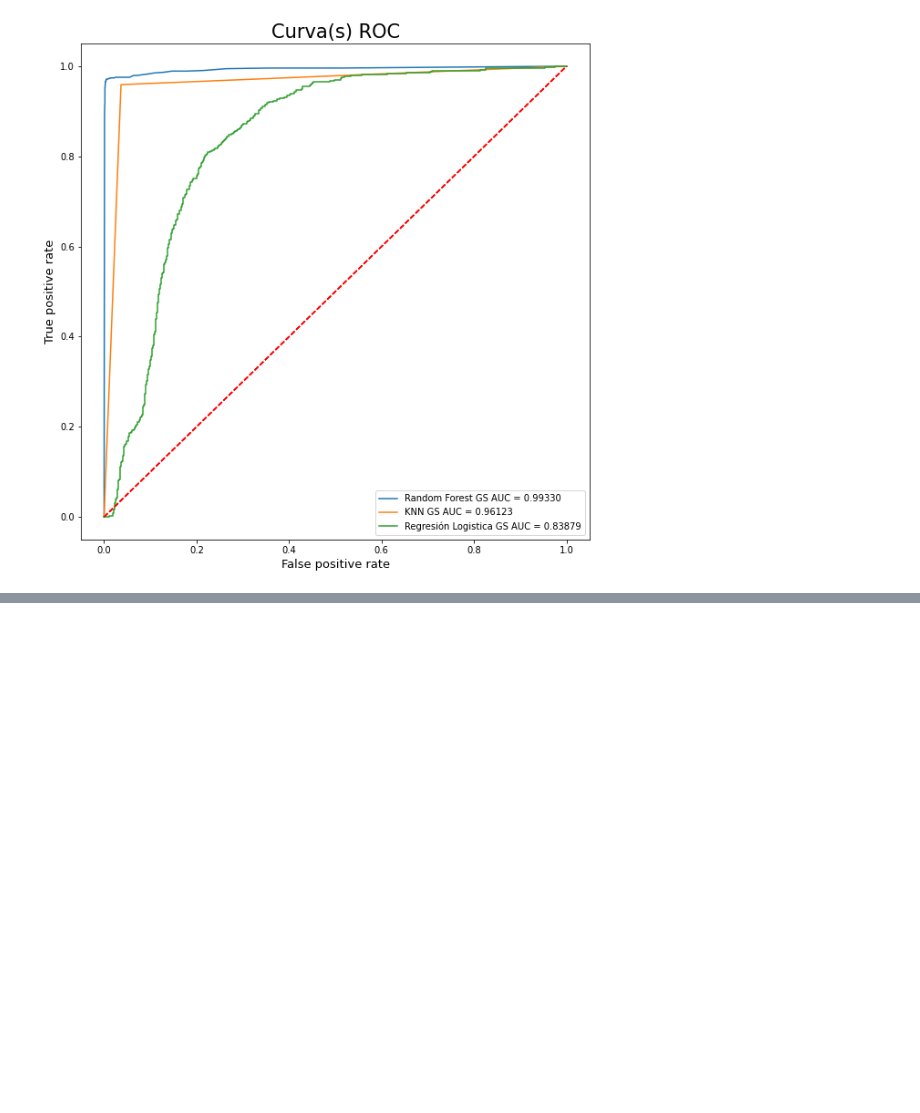
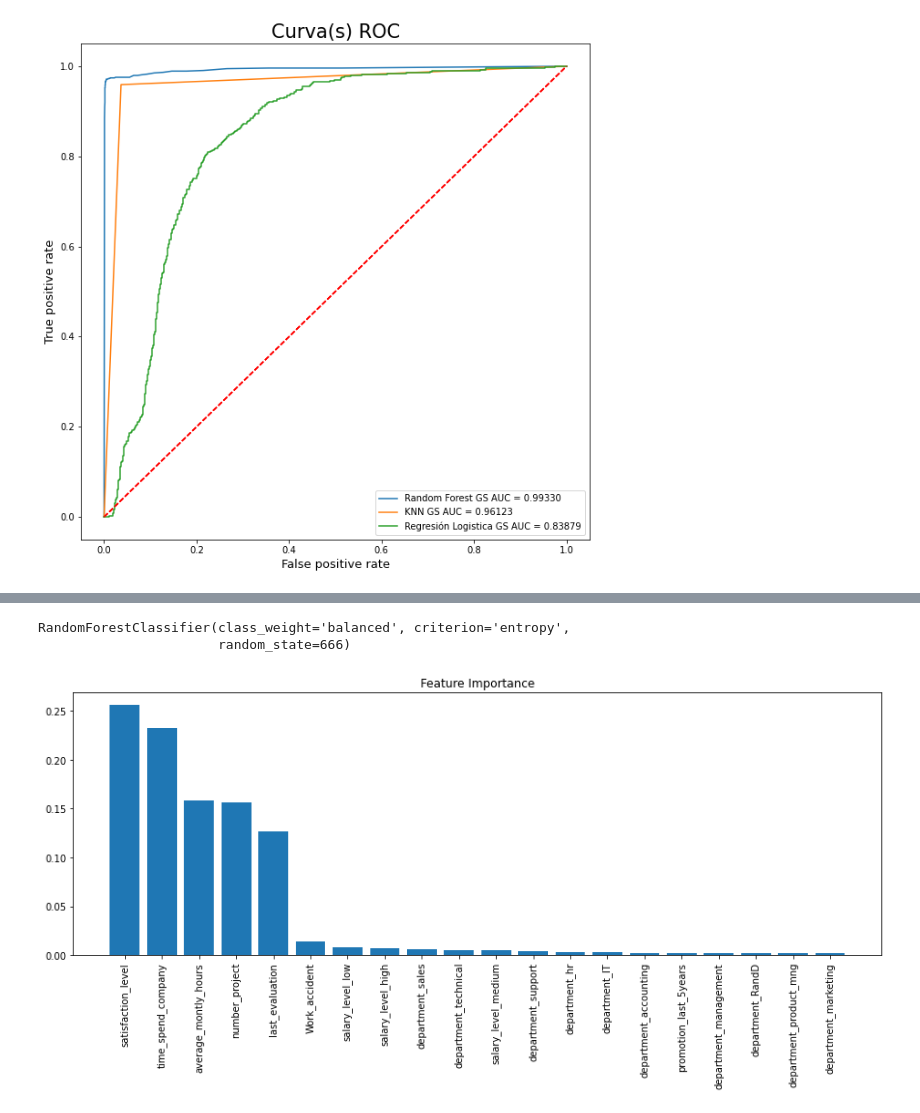
Before and after one commit to JECaballeroR/EmployeeTurnover, a Jupyter notebook: Clonk_Prueba_selección.ipynb, the cells around one changed output, grey strips where cells are left out. Cells and saved outputs as stored; diff of their text form; code cells hidden in the pictures; blank space fills up the shorter version.

```diff
--- a/Clonk_Prueba_selección.ipynb
+++ b/Clonk_Prueba_selección.ipynb
@@ -380,7 +380,7 @@ def get_X_y(df, y_name):
   X=[col for col in df.columns if col not in y]
   y=df[y].copy().values.flatten()
   X=df[X].copy()
-  X=pd.get_dummies(X).values
+  X=pd.get_dummies(X)
   return X, y
 
 def rocauc_plot(model, model_name, y_test, X_test):
@@ -621,3 +621,7 @@ rocauc_plot(knn_gs, "KNN GS", y_test, X_test)
 rocauc_plot(lr_gs, "Regresión Logistica GS", y_test, X_test)
 # %% [output]
 [figure]
+# %%
+X2, y2=get_X_y(df,"employee_left")
+df2=df.copy()
+df2["Predicción"]=rf_gs.predict_proba(X2)[:,1]
@@ -623,0 +651,23 @@ rocauc_plot(lr_gs, "Regresión Logistica GS", y_test, X_test)
+# %%
+rf_test=RandomForestClassifier(criterion= 'entropy',
+                               min_samples_leaf= 1,
+                               n_estimators= 100,
+                               class_weight="balanced",
+                               random_state=666)
+rf_test.fit(StandardScaler().fit_transform(X2), y2)
+# %% [output]
+RandomForestClassifier(class_weight='balanced', criterion='entropy',
+                       random_state=666)
+# %%
+plt.figure(figsize=(15, 5))
+imp_df=pd.DataFrame(X2.T.iloc[:,1])
+imp_df[1]=rf_test.feature_importances_
+imp_df=imp_df.rename(columns = {1:'Feature Importance'})
+
+
+imp_df=imp_df.sort_values(by='Feature Importance', ascending=False)
+plt.bar(imp_df.reset_index()['index'], imp_df.reset_index()['Feature Importance'])
+_=plt.xticks( rotation=90)
+plt.title("Feature Importance");
+# %% [output]
+[figure, added]
```
Also changed, not shown: parts of 3 cells of this notebook.
